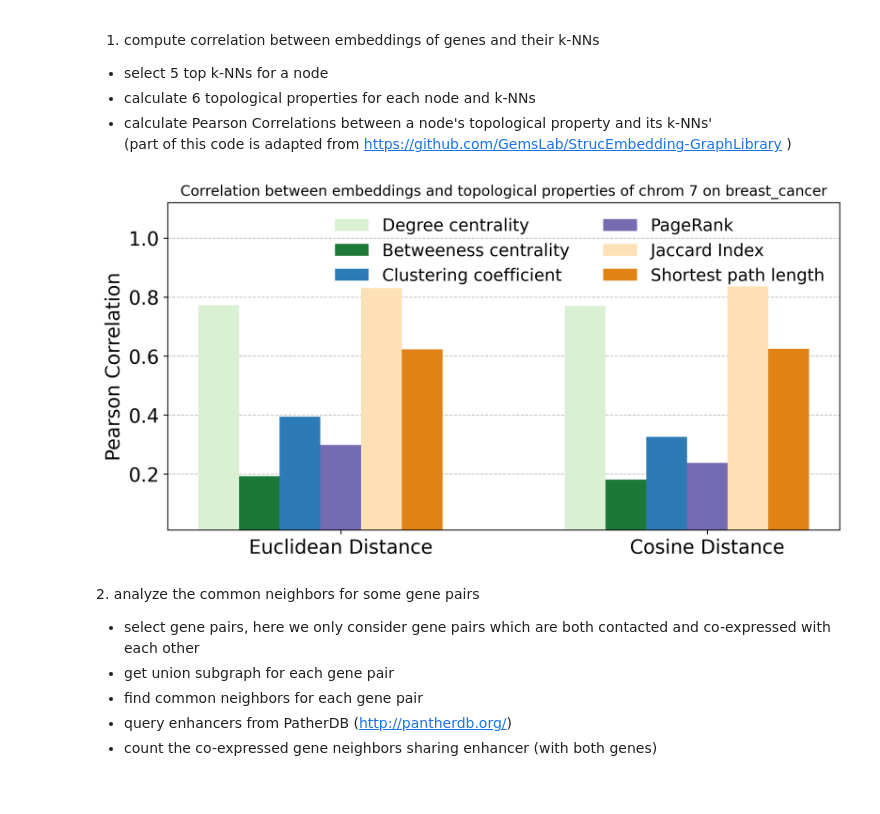
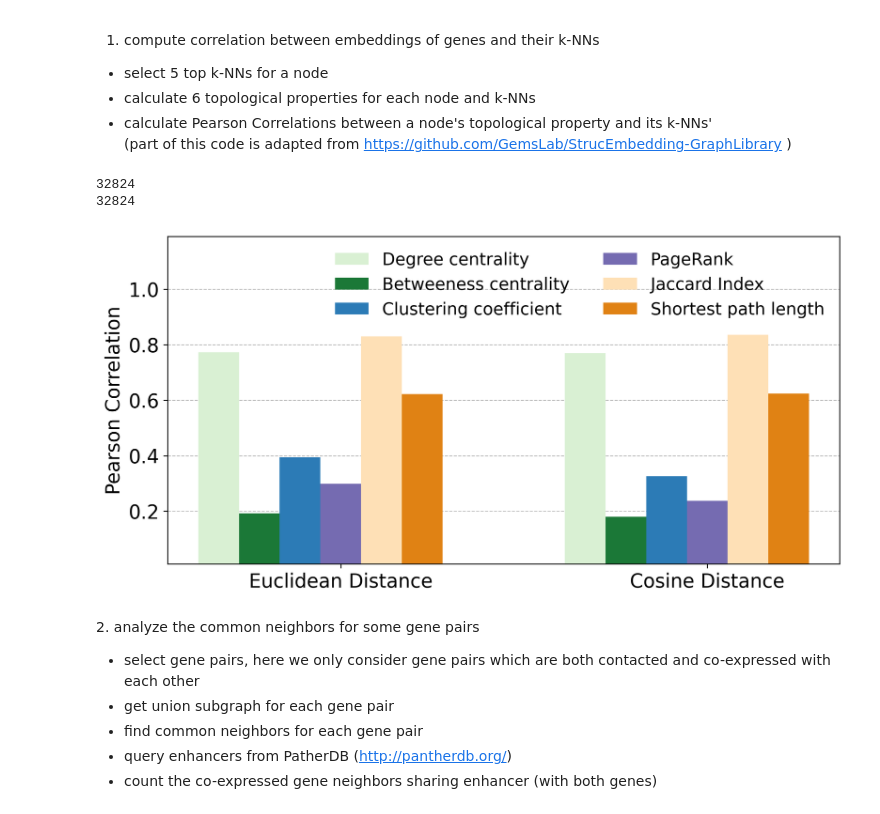
Before and after one commit to JieZheng-ShanghaiTech/HiCoEx, a Jupyter notebook: src/model_explanation/biological_explanation_reproduce.ipynb, the cells around one changed output. Cells and saved outputs as stored; diff of their text form; code cells hidden in the pictures.

```diff
--- a/src/model_explanation/biological_explanation_reproduce.ipynb
+++ b/src/model_explanation/biological_explanation_reproduce.ipynb
@@ -52,7 +50,7 @@ def load_emb(dataset, chrom):
     emb_hicoex_node = emb_hicoex[np.unique(X)]
     emb_topology_node = emb_topology[np.unique(X)]
 
-    return graph_hic, emb_hicoex_node, emb_topology_node, X
+    return graph_hic, emb_hicoex_node, emb_topology_node, X, y
 # %%
 def compute_centrality(graph_hic, X):
     betweeness_centrality = emb_topology_node[:,1]
@@ -86,7 +84,7 @@ def compute_centrality(graph_hic, X):
 
     return (degree_centrality, betweeness_centrality, clustering_coeff,
             pagerank_node,
-           shrt_node, jacc_node, X_shrt, X_jacc)
+           shrt_node, jacc_node, X_shrt, X_jacc, jaccard_index)
 # %%
 def correlation(embedding, centrality, nodes, metric='euclidean', n_neighbors=5):
     from sklearn import metrics
@@ -102,9 +100,15 @@ def correlation(embedding, centrality, nodes, metric='euclidean', n_neighbors=5)
 # %%
 dataset = 'breast_cancer'
 chrom = '7'
-graph_hic, emb_hicoex_node, emb_topology_node, X = load_emb(dataset, chrom)
+graph_hic, emb_hicoex_node, emb_topology_node, X, y = load_emb(dataset, chrom)
 centrality = compute_centrality(graph_hic, X)
-degree_centrality, betweeness_centrality, clustering_coeff, pagerank_node, shrt_node, jacc_node, X_shrt, X_jacc = centrality
+degree_centrality, betweeness_centrality, clustering_coeff, pagerank_node, shrt_node, jacc_node, X_shrt, X_jacc, jaccard_index = centrality
+# %%
+print(len(y))
+print(len(jaccard_index))
+# %% [output]
+32824
+32824
 # %%
 corr_deg = {}
 corr_deg['euclidean'] = correlation(emb_hicoex_node, degree_centrality, np.unique(X), 'euclidean')
@@ -134,36 +138,37 @@ fig, ax = plt.subplots(1, 1, figsize=(10,5),dpi=300)
 num = 2
 total_width, n = 0.4, 6
 width = total_width / n
 
 pos_1 = [1+i*.6 for i in range(num)]
 pos_2 = [p+width for p in pos_1]
 pos_3 = [p+width for p in pos_2]
 pos_4 = [p+width for p in pos_3]
 pos_5 = [p+width for p in pos_4]
 pos_6 = [p+width for p in pos_5]
 ticks = (np.array(pos_1) + np.array(pos_2)) /2
 
 ax.bar(pos_1, corr_deg.values(), width=width, label='Degree centrality', color='#d9f0d3', alpha=1)   # # #e08214
 ax.bar(pos_2, corr_betw.values(), width=width, label='Betweeness centrality', color='#1b7837', alpha=1)
 ax.bar(pos_3, corr_clust.values(), width=width, label='Clustering coefficient', color='#2C7BB6', alpha=1)
 ax.bar(pos_4, corr_page.values(), width=width, label='PageRank', color='#756bb1', alpha=1)
 ax.bar(pos_5, corr_jacc.values(), width=width, label='Jaccard Index', color='#fee0b6', alpha=1)
 ax.bar(pos_6, corr_shrt.values(), width=width, label='Shortest path length', color='#e08214', alpha=1)
 ax.grid(zorder=1, axis='y', ls='--', lw=.7, alpha = .8)
 ax.set_axisbelow(True)
 fsz = 16
 label = ['Euclidean Distance', 'Cosine Distance']
-plt.ylim((0.01, 1.12))
+plt.ylim((0.01, 1.19))
 plt.tick_params(labelsize = fsz)
 plt.xticks(ticks=pos_4, labels=label,fontsize=fsz)
 plt.ylabel('Pearson Correlation',fontdict={'fontfamily':'sans-serif', 'fontsize': fsz})
 plt.legend(loc='upper right', ncol=2, framealpha=0,fontsize=14)
 
-plt.title('Correlation between embeddings and topological properties of chrom {} on {}'.format(chrom, dataset))
+# plt.title('Correlation between embeddings and topological properties of chrom {} on {}'.format(chrom, dataset))
 # plt.savefig('Emb_correlation_{}_chr{}.jpg'.format(dataset, chrom),dpi=600)
+# plt.savefig('Emb_correlation_{}_chr{}.eps'.format(dataset, chrom),dpi=600)
 plt.show()
 # %% [output]
-[figure, old version]
+[figure, new version]
 # %% [markdown]
 <a id="sub"></a>
 2. analyze the common neighbors for some gene pairs
```
Also changed, not shown: parts of 22 cells of this notebook, 11 other files.
